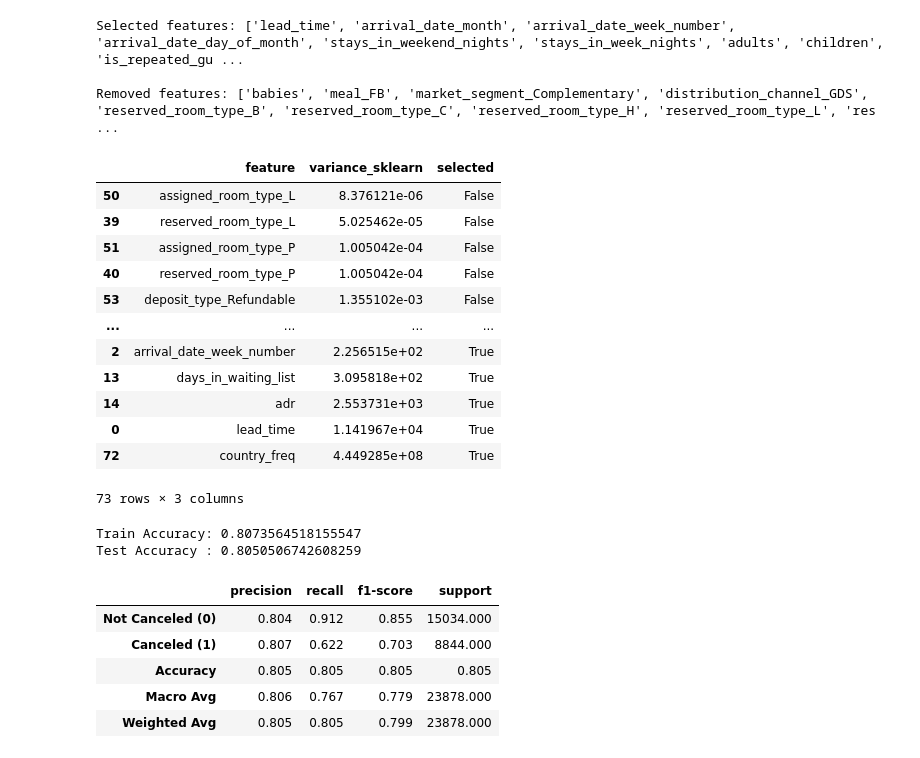
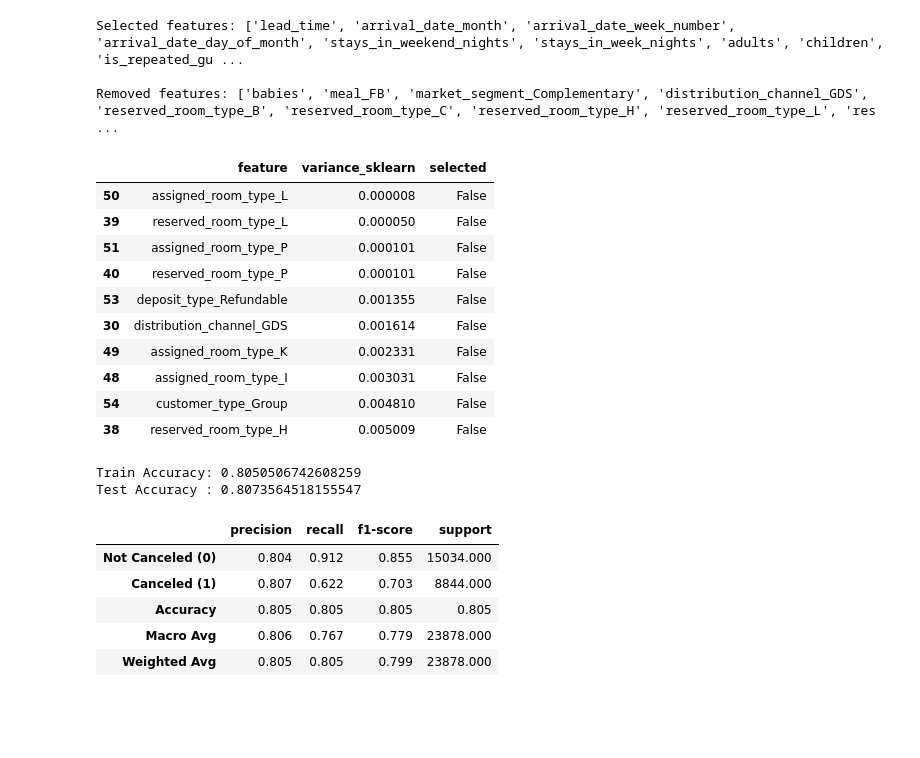
Before and after one commit to markoandjel/Preprocessing, a Jupyter notebook: I seminarski rad/Feature_Selection_Marko_Andjelkovic_1809.ipynb, the cells around one changed output. Saved outputs shown, nothing was run; the diff lists cells and outputs as text; code cells hidden in the pictures; blank space fills up the shorter version.

```diff
--- a/I seminarski rad/Feature_Selection_Marko_Andjelkovic_1809.ipynb
+++ b/I seminarski rad/Feature_Selection_Marko_Andjelkovic_1809.ipynb
@@ -620,32 +624,30 @@ Removed features: ['babies', 'meal_FB', 'market_segment_Complementary', 'distrib
 # %%
 variances = selector.variances_
 mask = selector.get_support()
 
 # build detailed table
 variance_details = pd.DataFrame({
     "feature": X.columns,
     "variance_sklearn": variances,
     "selected": mask
 }).sort_values("variance_sklearn")
 
-variance_details
+variance_details.head(10)
 # %% [output]
 |  | feature | variance_sklearn | selected |
-| 50 | assigned_room_type_L | 8.376121e-06 | False |
-| 39 | reserved_room_type_L | 5.025462e-05 | False |
-| 51 | assigned_room_type_P | 1.005042e-04 | False |
-| 40 | reserved_room_type_P | 1.005042e-04 | False |
-| 53 | deposit_type_Refundable | 1.355102e-03 | False |
-| ... | ... | ... | ... |
-| 2 | arrival_date_week_number | 2.256515e+02 | True |
-| 13 | days_in_waiting_list | 3.095818e+02 | True |
-| 14 | adr | 2.553731e+03 | True |
-| 0 | lead_time | 1.141967e+04 | True |
-| 72 | country_freq | 4.449285e+08 | True |
+| 50 | assigned_room_type_L | 0.000008 | False |
+| 39 | reserved_room_type_L | 0.000050 | False |
+| 51 | assigned_room_type_P | 0.000101 | False |
+| 40 | reserved_room_type_P | 0.000101 | False |
+| 53 | deposit_type_Refundable | 0.001355 | False |
+| 30 | distribution_channel_GDS | 0.001614 | False |
+| 49 | assigned_room_type_K | 0.002331 | False |
+| 48 | assigned_room_type_I | 0.003031 | False |
+| 54 | customer_type_Group | 0.004810 | False |
+| 38 | reserved_room_type_H | 0.005009 | False |
-73 rows × 3 columns
 # %%
-y_test, y_pred = run_logistic_regression(df_scaled[selected_features], df['is_canceled'])
+y_test_var, y_pred_var, train_acc_var, test_acc_var = run_logistic_regression(df_scaled[selected_features], df['is_canceled'])
 # %% [output]
-Train Accuracy: 0.8073564518155547
-Test Accuracy : 0.8050506742608259
+Train Accuracy: 0.8050506742608259
+Test Accuracy : 0.8073564518155547
 # %%
```
Also changed, not shown: parts of 65 cells of this notebook.
